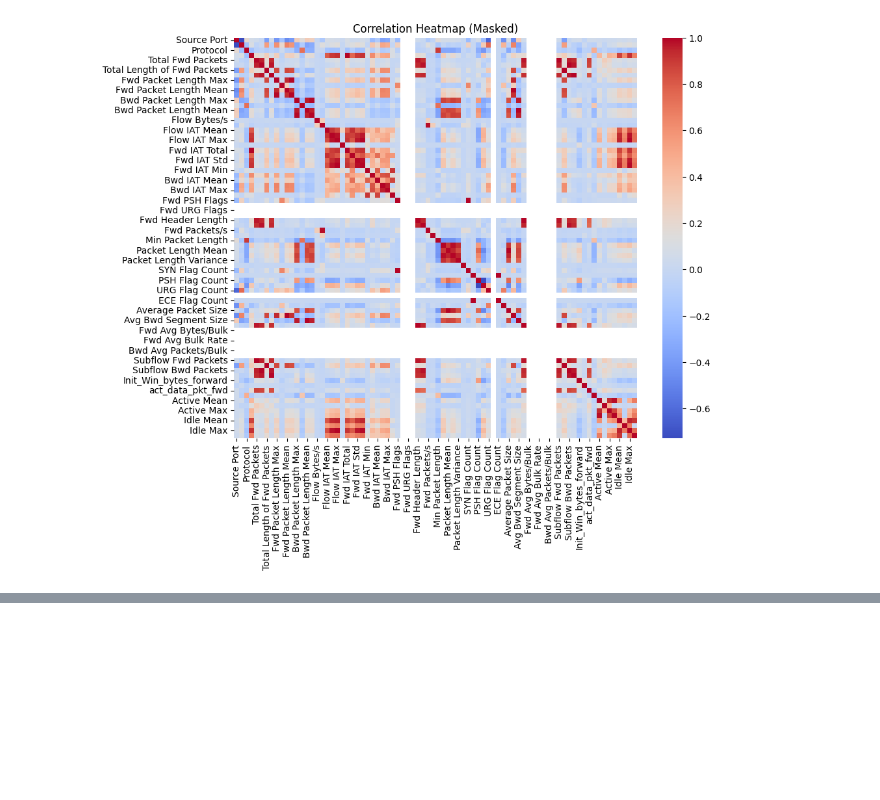
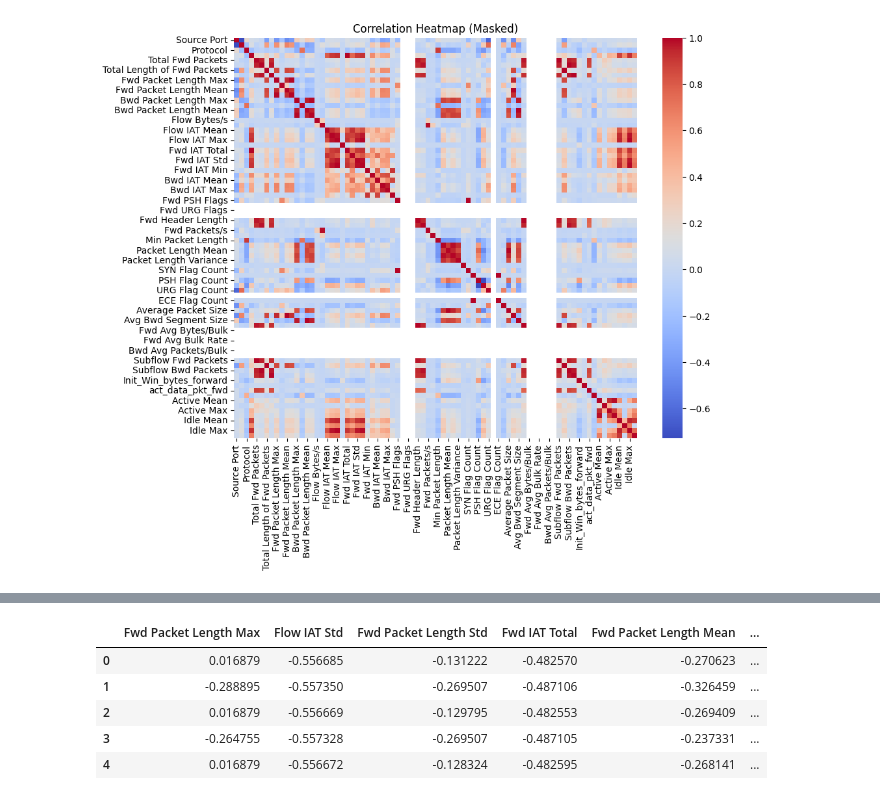
Before and after one commit to YassineICHIRRI/Anomaly-Detection-of-DDoS-Attacks, a Jupyter notebook: DDoS_notebook.ipynb, the cells around one changed output, grey strips where cells are left out. Drawn from its saved outputs; the diff is of its cells as text; code cells hidden in the pictures; blank space fills up the shorter version.

```diff
--- a/DDoS_notebook.ipynb
+++ b/DDoS_notebook.ipynb
@@ -157,0 +260,16 @@ plt.show()
+# %%
+cols = list(X.columns)
+for col in cols:
+    X[col] = stats.zscore(X[col])
+
+X.replace('NaN',0.0, inplace=True)
+features=["Fwd Packet Length Max","Flow IAT Std","Fwd Packet Length Std" ,"Fwd IAT Total", "Fwd Packet Length Mean", "Flow IAT Mean", "Bwd Packet Length Mean", "Flow IAT Max", "Bwd Packet Length Std", ]
+X=X[features].copy()
+X.head()
+# %% [output]
+|  | Fwd Packet Length Max | Flow IAT Std | Fwd Packet Length Std | Fwd IAT Total | Fwd Packet Length Mean | ... |
+| 0 | 0.016879 | -0.556685 | -0.131222 | -0.482570 | -0.270623 | ... |
+| 1 | -0.288895 | -0.557350 | -0.269507 | -0.487106 | -0.326459 | ... |
+| 2 | 0.016879 | -0.556669 | -0.129795 | -0.482553 | -0.269409 | ... |
+| 3 | -0.264755 | -0.557328 | -0.269507 | -0.487105 | -0.237331 | ... |
+| 4 | 0.016879 | -0.556672 | -0.128324 | -0.482595 | -0.268141 | ... |
```
Also changed, not shown: parts of 8 cells of this notebook.
